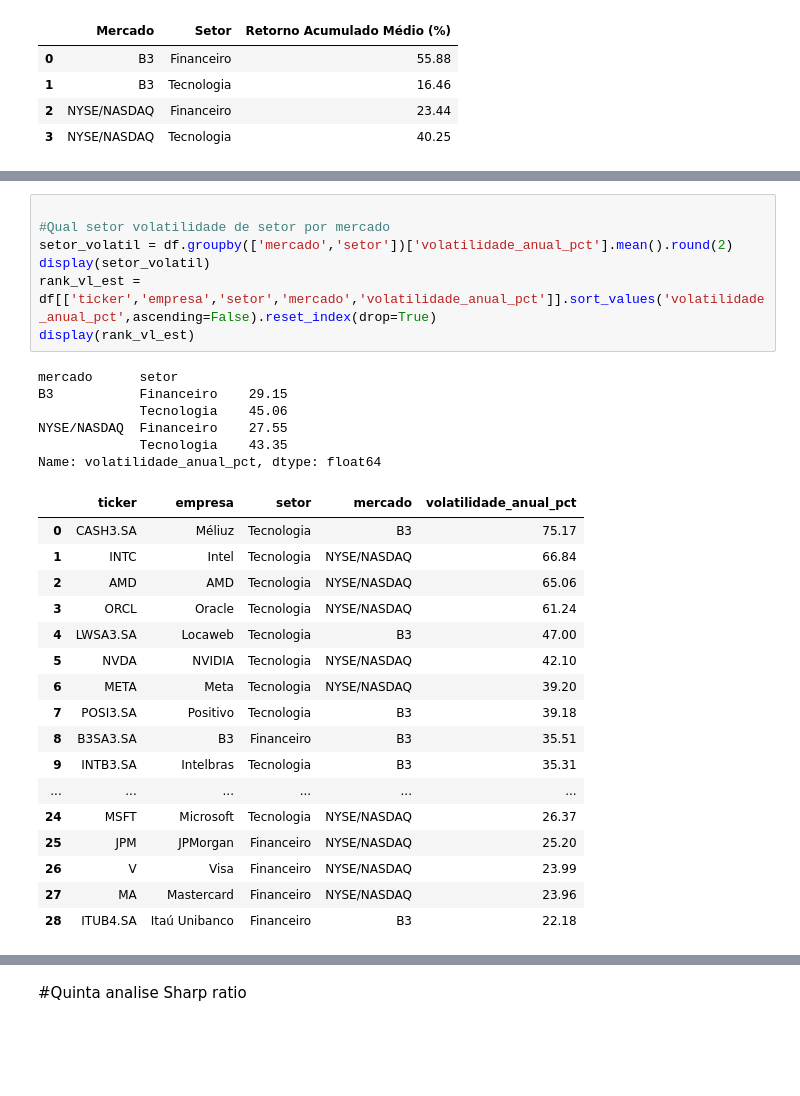
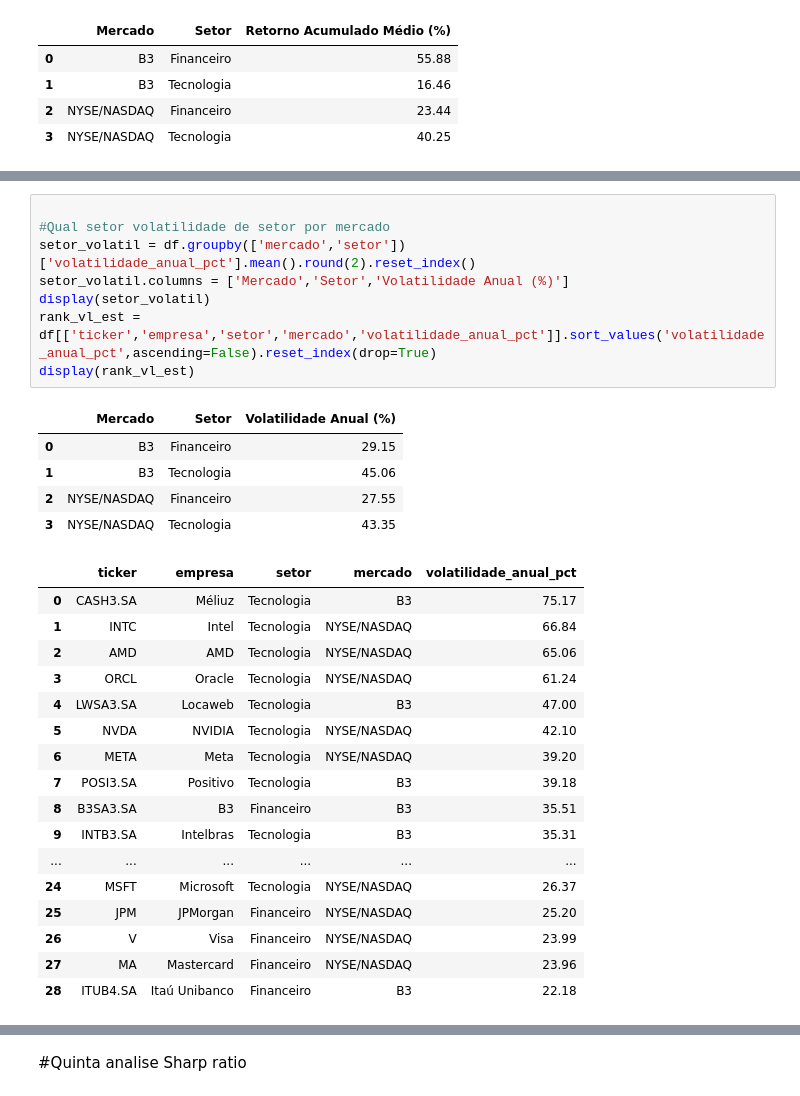
Before and after one commit to Aiel-rgb/FinScope, a Jupyter notebook: Finscope.ipynb, the cells around one changed output, grey strips where cells are left out. Saved outputs shown, nothing was run; the diff lists cells and outputs as text; blank space fills up the shorter version.

```diff
--- a/Finscope.ipynb
+++ b/Finscope.ipynb
@@ -235,34 +235,34 @@ Volatibilidade da NYSE/NASDAQ está alta
 # %%
 
 #Qual setor volatilidade de setor por mercado
-setor_volatil = df.groupby(['mercado','setor'])['volatilidade_anual_pct'].mean().round(2)
+setor_volatil = df.groupby(['mercado','setor'])['volatilidade_anual_pct'].mean().round(2).reset_index()
+setor_volatil.columns = ['Mercado','Setor','Volatilidade Anual (%)']
 display(setor_volatil)
 rank_vl_est = df[['ticker','empresa','setor','mercado','volatilidade_anual_pct']].sort_values('volatilidade_anual_pct',ascending=False).reset_index(drop=True)
 display(rank_vl_est)
 # %% [output]
-mercado      setor
-B3           Financeiro    29.15
-             Tecnologia    45.06
-NYSE/NASDAQ  Financeiro    27.55
-             Tecnologia    43.35
-Name: volatilidade_anual_pct, dtype: float64
-|  | ticker | empresa | setor | mercado | volatilidade_anual_pct |
-| 0 | CASH3.SA | Méliuz | Tecnologia | B3 | 75.17 |
-| 1 | INTC | Intel | Tecnologia | NYSE/NASDAQ | 66.84 |
-| 2 | AMD | AMD | Tecnologia | NYSE/NASDAQ | 65.06 |
-| 3 | ORCL | Oracle | Tecnologia | NYSE/NASDAQ | 61.24 |
-| 4 | LWSA3.SA | Locaweb | Tecnologia | B3 | 47.00 |
-| 5 | NVDA | NVIDIA | Tecnologia | NYSE/NASDAQ | 42.10 |
-| 6 | META | Meta | Tecnologia | NYSE/NASDAQ | 39.20 |
-| 7 | POSI3.SA | Positivo | Tecnologia | B3 | 39.18 |
-| 8 | B3SA3.SA | B3 | Financeiro | B3 | 35.51 |
-| 9 | INTB3.SA | Intelbras | Tecnologia | B3 | 35.31 |
-| ... | ... | ... | ... | ... | ... |
-| 24 | MSFT | Microsoft | Tecnologia | NYSE/NASDAQ | 26.37 |
-| 25 | JPM | JPMorgan | Financeiro | NYSE/NASDAQ | 25.20 |
-| 26 | V | Visa | Financeiro | NYSE/NASDAQ | 23.99 |
-| 27 | MA | Mastercard | Financeiro | NYSE/NASDAQ | 23.96 |
-| 28 | ITUB4.SA | Itaú Unibanco | Financeiro | B3 | 22.18 |
+|  | Mercado | Setor | Volatilidade Anual (%) |
+| 0 | B3 | Financeiro | 29.15 |
+| 1 | B3 | Tecnologia | 45.06 |
+| 2 | NYSE/NASDAQ | Financeiro | 27.55 |
+| 3 | NYSE/NASDAQ | Tecnologia | 43.35 |
+|  | ticker | empresa | setor | mercado | volatilidade_anual_pct |
+| 0 | CASH3.SA | Méliuz | Tecnologia | B3 | 75.17 |
+| 1 | INTC | Intel | Tecnologia | NYSE/NASDAQ | 66.84 |
+| 2 | AMD | AMD | Tecnologia | NYSE/NASDAQ | 65.06 |
+| 3 | ORCL | Oracle | Tecnologia | NYSE/NASDAQ | 61.24 |
+| 4 | LWSA3.SA | Locaweb | Tecnologia | B3 | 47.00 |
+| 5 | NVDA | NVIDIA | Tecnologia | NYSE/NASDAQ | 42.10 |
+| 6 | META | Meta | Tecnologia | NYSE/NASDAQ | 39.20 |
+| 7 | POSI3.SA | Positivo | Tecnologia | B3 | 39.18 |
+| 8 | B3SA3.SA | B3 | Financeiro | B3 | 35.51 |
+| 9 | INTB3.SA | Intelbras | Tecnologia | B3 | 35.31 |
+| ... | ... | ... | ... | ... | ... |
+| 24 | MSFT | Microsoft | Tecnologia | NYSE/NASDAQ | 26.37 |
+| 25 | JPM | JPMorgan | Financeiro | NYSE/NASDAQ | 25.20 |
+| 26 | V | Visa | Financeiro | NYSE/NASDAQ | 23.99 |
+| 27 | MA | Mastercard | Financeiro | NYSE/NASDAQ | 23.96 |
+| 28 | ITUB4.SA | Itaú Unibanco | Financeiro | B3 | 22.18 |
 # %%
 #Análise gráfica
 colors = ['green' if x <= 15.0 else ('yellow' if x >=15.0 and x <=30.0 else ('orange' if x >=30.0 and x <= 50.0 else 'red')) for x in rank_vl_est['volatilidade_anual_pct']]
```
Also changed, not shown: parts of 12 cells of this notebook, 10 other files.
